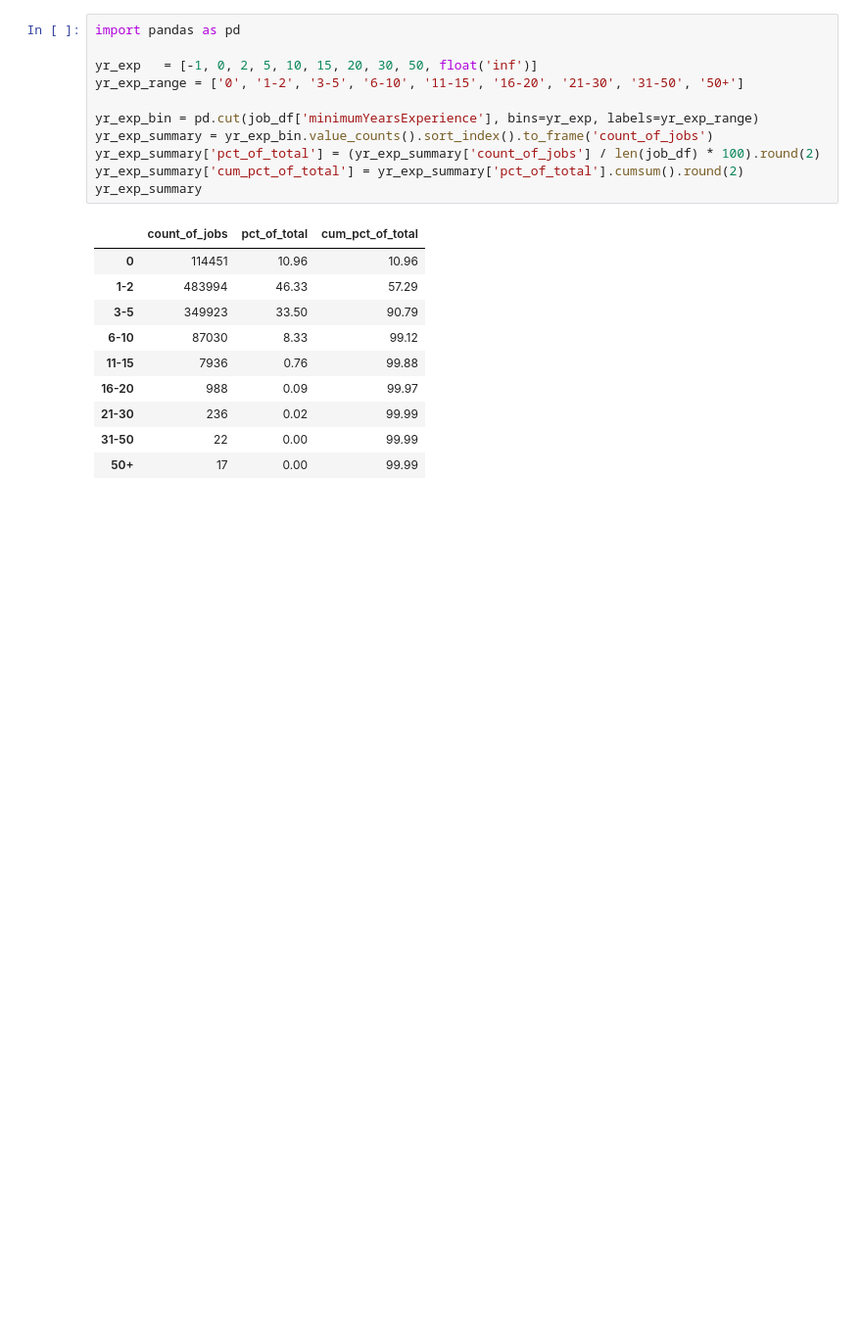
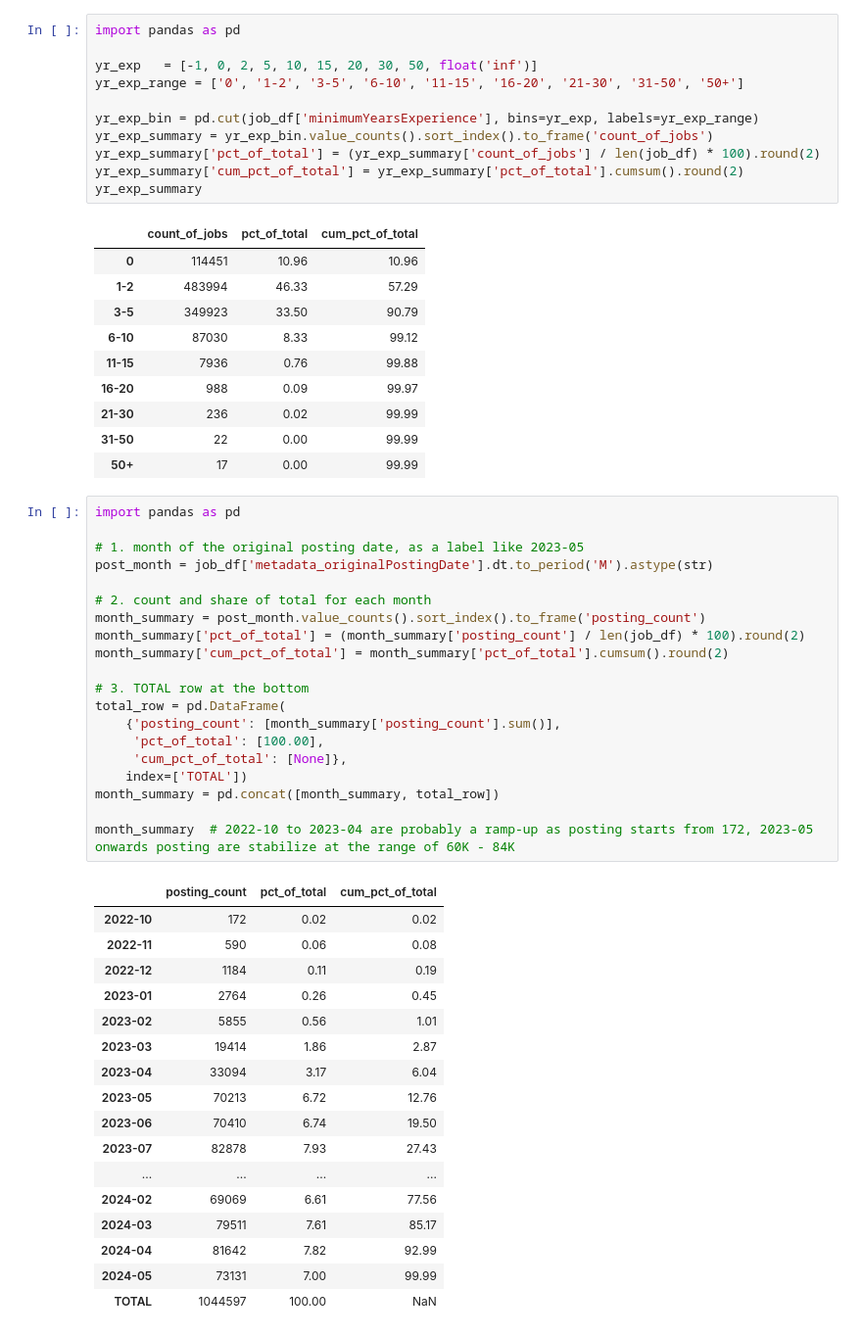
Before and after one commit to PP-123-nt/sg-jobs, a Jupyter notebook: 2_duckdb-check.ipynb, the cells around one changed output. Shown at 98% size. Cells and saved outputs as stored; diff of their text form; blank space fills up the shorter version.

```diff
--- a/2_duckdb-check.ipynb
+++ b/2_duckdb-check.ipynb
@@ -392,3 +392,41 @@ yr_exp_summary
 | 21-30 | 236 | 0.02 | 99.99 |
 | 31-50 | 22 | 0.00 | 99.99 |
 | 50+ | 17 | 0.00 | 99.99 |
+# %%
+import pandas as pd
+
+# 1. month of the original posting date, as a label like 2023-05
+post_month = job_df['metadata_originalPostingDate'].dt.to_period('M').astype(str)
+
+# 2. count and share of total for each month
+month_summary = post_month.value_counts().sort_index().to_frame('posting_count')
+month_summary['pct_of_total'] = (month_summary['posting_count'] / len(job_df) * 100).round(2)
+month_summary['cum_pct_of_total'] = month_summary['pct_of_total'].cumsum().round(2)
+
+# 3. TOTAL row at the bottom
+total_row = pd.DataFrame(
+    {'posting_count': [month_summary['posting_count'].sum()],
+     'pct_of_total': [100.00],
+     'cum_pct_of_total': [None]},
+    index=['TOTAL'])
+month_summary = pd.concat([month_summary, total_row])
+
+month_summary  # 2022-10 to 2023-04 are probably a ramp-up as posting starts from 172, 2023-05 onwards posting are stabilize at the range of 60K - 84K
+# %% [output]
+|  | posting_count | pct_of_total | cum_pct_of_total |
+| 2022-10 | 172 | 0.02 | 0.02 |
+| 2022-11 | 590 | 0.06 | 0.08 |
+| 2022-12 | 1184 | 0.11 | 0.19 |
+| 2023-01 | 2764 | 0.26 | 0.45 |
+| 2023-02 | 5855 | 0.56 | 1.01 |
+| 2023-03 | 19414 | 1.86 | 2.87 |
+| 2023-04 | 33094 | 3.17 | 6.04 |
+| 2023-05 | 70213 | 6.72 | 12.76 |
+| 2023-06 | 70410 | 6.74 | 19.50 |
+| 2023-07 | 82878 | 7.93 | 27.43 |
+| ... | ... | ... | ... |
+| 2024-02 | 69069 | 6.61 | 77.56 |
+| 2024-03 | 79511 | 7.61 | 85.17 |
+| 2024-04 | 81642 | 7.82 | 92.99 |
+| 2024-05 | 73131 | 7.00 | 99.99 |
+| TOTAL | 1044597 | 100.00 | NaN |
```
Also changed, not shown: parts of 1 cell of this notebook, 1 other file.
